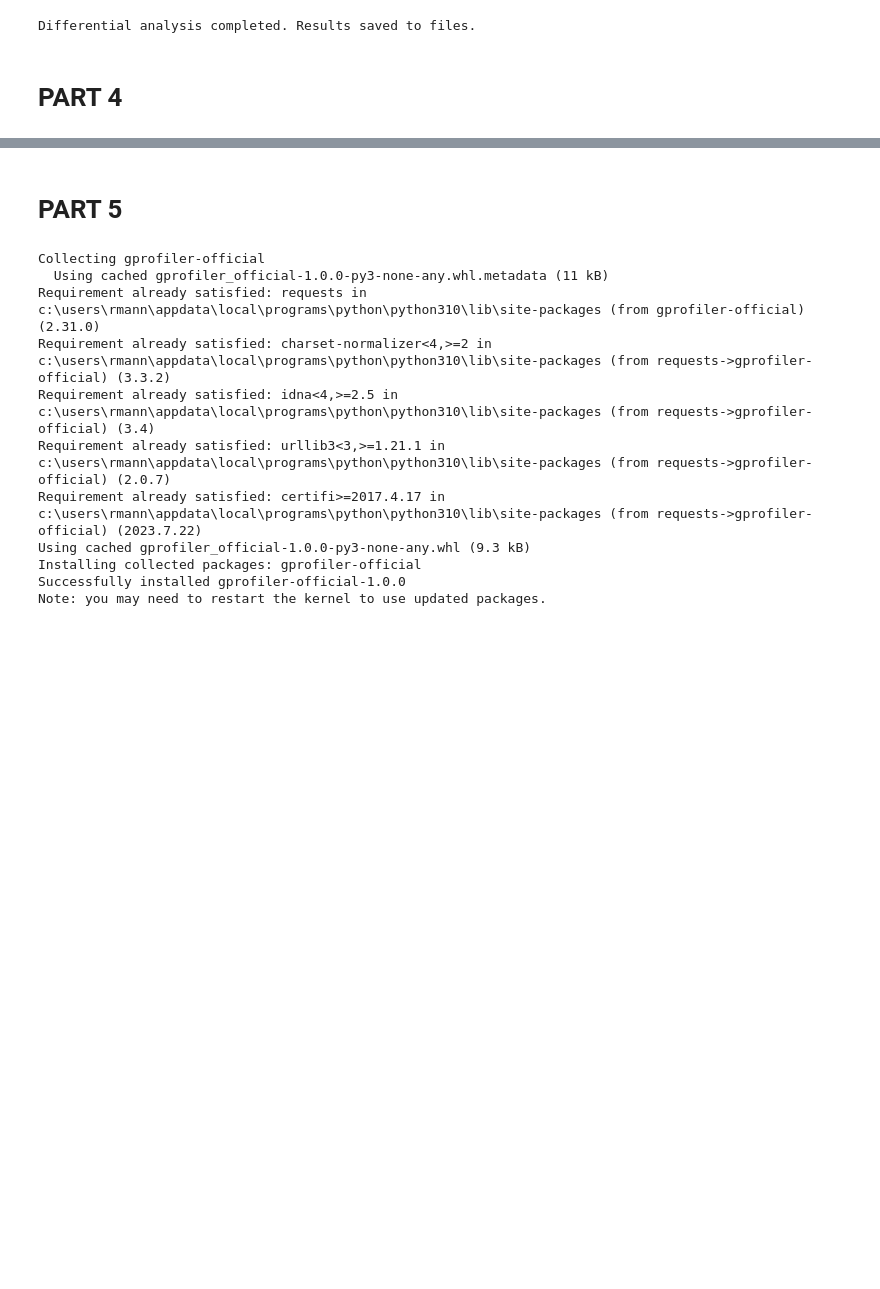
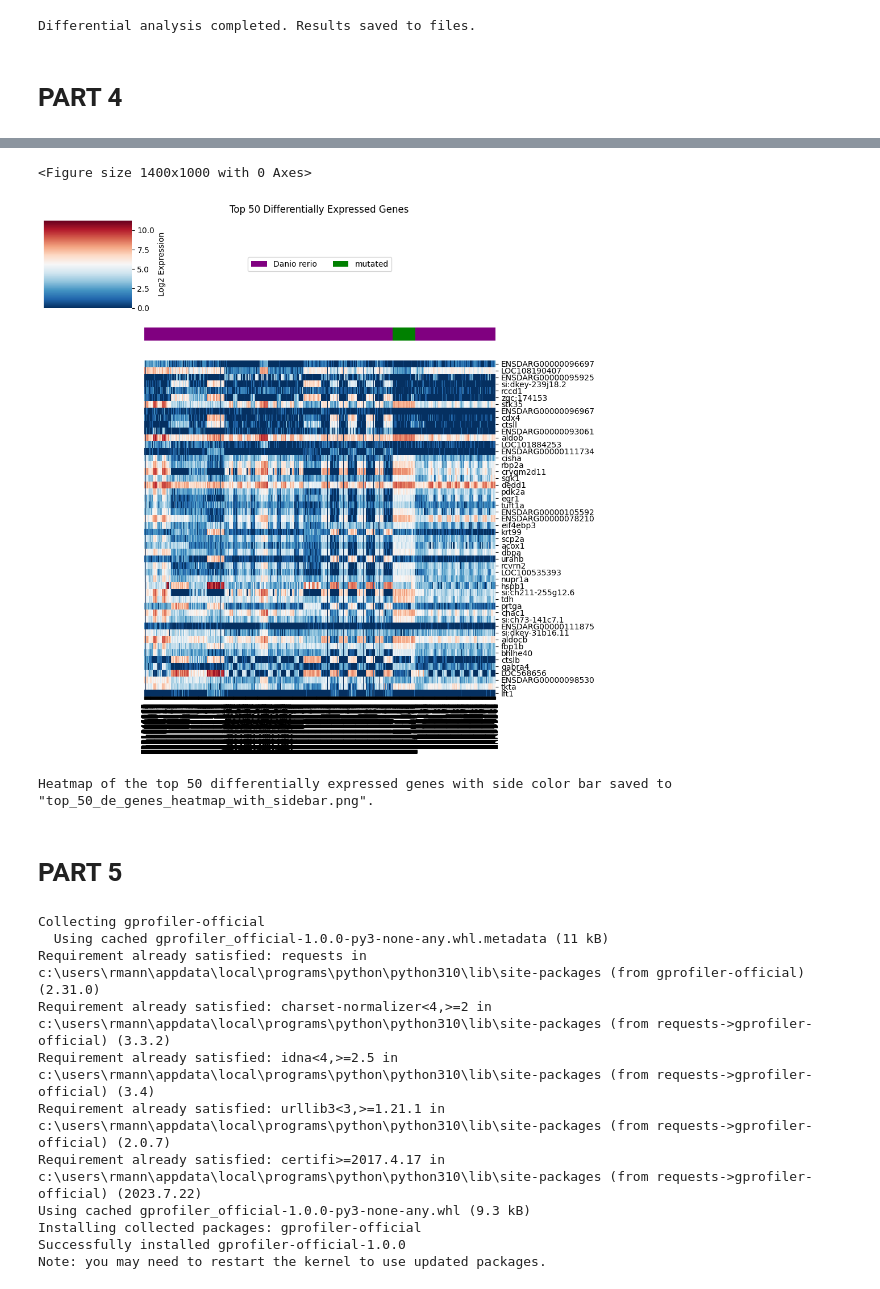
Before and after one commit to rmann1209/Zebrafish-Muscle-Mutant, a Jupyter notebook: RobertMann_Assignment2.ipynb, the cells around one changed output, grey strips where cells are left out. Saved outputs shown, nothing was run; the diff lists cells and outputs as text; code cells hidden in the pictures; blank space fills up the shorter version.

```diff
--- a/RobertMann_Assignment2.ipynb
+++ b/RobertMann_Assignment2.ipynb
@@ -426,3 +383,67 @@ Heatmap of the top 50 differentially expressed genes saved to "top_50_de_genes_h
+# %%
+import pandas as pd
+import numpy as np
+import matplotlib.pyplot as plt
+import seaborn as sns
+
+# Load the top 50 differentially expressed genes
+de_genes = pd.read_csv('top_50_de_genes.tsv', sep='\t')
+
+# Load the processed data
+file_path = 'ERP009868_symbols.tsv'
+expression_data = pd.read_csv(file_path, sep='\t', index_col=0)
+
+# Load the metadata
+metadata_path = 'metadata_ERP009868.tsv'
+metadata = pd.read_csv(metadata_path, sep='\t')
+
+# Create a dictionary to map sample names to their group
+sample_to_group = {row['refinebio_accession_code']: 'Danio rerio' if row['refinebio_title'] == 'Danio rerio' else 'mutated'
+                   for _, row in metadata.iterrows()}
+
+# Create a heatmap of the top 50 differentially expressed genes
+log2_expression = np.log2(expression_data.loc[de_genes['Gene']] + 1)
+
+# Create a color mapping
+color_map = {'Danio rerio': 'purple', 'mutated': 'green'}
+
+# Create a color list for the columns
+col_colors = [color_map[sample_to_group[sample]] for sample in log2_expression.columns]
+
+# Create the main figure
+plt.figure(figsize=(14, 10))
+
+# Plot the heatmap with a side color bar
+g = sns.clustermap(log2_expression,
+                   cmap='RdBu_r',
+                   col_colors=col_colors,
+                   col_cluster=False,
+                   row_cluster=False,
+                   cbar_kws={'label': 'Log2 Expression'},
+                   yticklabels=True,
+                   xticklabels=True)
+
+# Rotate x-axis labels
+plt.setp(g.ax_heatmap.get_xticklabels(), rotation=90)
+
+# Add a legend
+for label in color_map:
+    g.ax_col_dendrogram.bar(0, 0, color=color_map[label], label=label, linewidth=0)
+g.ax_col_dendrogram.legend(loc="center", ncol=2)
+
+# Set the title
+g.fig.suptitle('Top 50 Differentially Expressed Genes')
+
+# Adjust the layout and save the figure
+plt.tight_layout()
+plt.savefig('top_50_de_genes_heatmap_with_sidebar.png', bbox_inches='tight')
+plt.show()
+
+print('Heatmap of the top 50 differentially expressed genes with side color bar saved to "top_50_de_genes_heatmap_with_sidebar.png".')
+# %% [output]
+<Figure size 1400x1000 with 0 Axes>
+[figure, added]
+Heatmap of the top 50 differentially expressed genes with side color bar saved to "top_50_de_genes_heatmap_with_sidebar.png".
 # %% [markdown]
 # PART 5
 # %%
```
Also changed, not shown: parts of 1 cell of this notebook.
